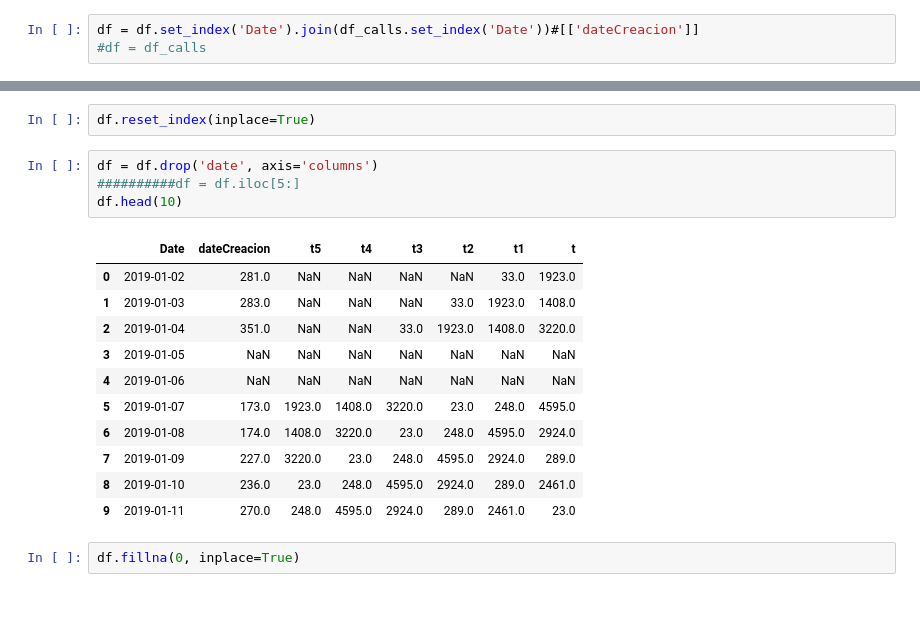
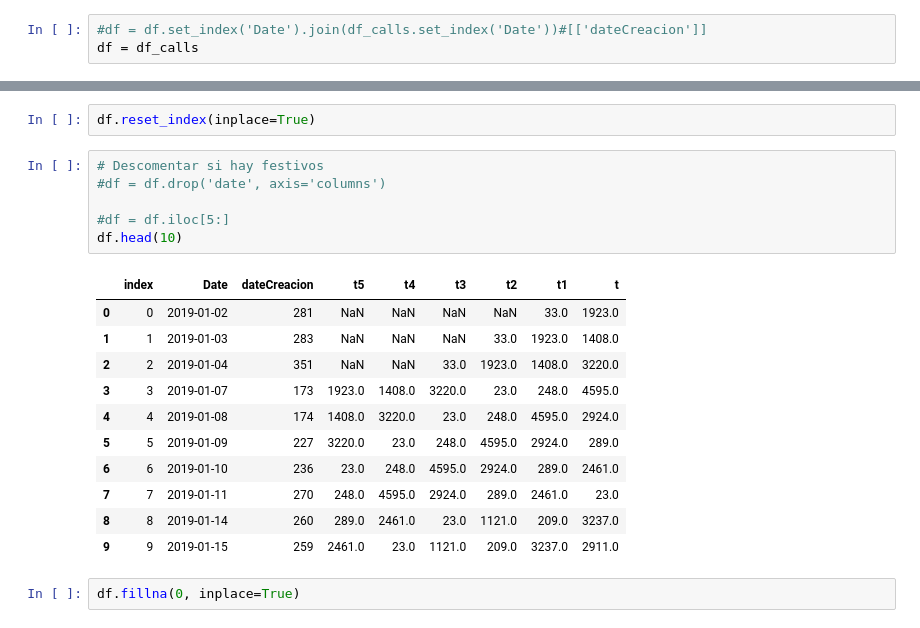
Before and after one commit to toniet/TFG, a Jupyter notebook: CCT_Festivos_Exogenas_SARIMAX.ipynb, the cells around one changed output, grey strips where cells are left out. Cells and saved outputs as stored; diff of their text form.

```diff
--- a/CCT_Festivos_Exogenas_SARIMAX.ipynb
+++ b/CCT_Festivos_Exogenas_SARIMAX.ipynb
@@ -128,28 +128,30 @@ df = pd.DataFrame({'date':pd.date_range(begin_date,end_date)})
 # %%
 df['Date'] = [str(x.date()) for x in df['date']]
 # %%
-df = df.set_index('Date').join(df_calls.set_index('Date'))#[['dateCreacion']]
-#df = df_calls
+#df = df.set_index('Date').join(df_calls.set_index('Date'))#[['dateCreacion']]
+df = df_calls
 # %%
 #df.fillna(0, inplace=True)
 # %%
 df.reset_index(inplace=True)
 # %%
-df = df.drop('date', axis='columns')
-##########df = df.iloc[5:]
+# Descomentar si hay festivos
+#df = df.drop('date', axis='columns')
+
+#df = df.iloc[5:]
 df.head(10)
 # %% [output]
-|  | Date | dateCreacion | t5 | t4 | t3 | t2 | t1 | t |
-| 0 | 2019-01-02 | 281.0 | NaN | NaN | NaN | NaN | 33.0 | 1923.0 |
-| 1 | 2019-01-03 | 283.0 | NaN | NaN | NaN | 33.0 | 1923.0 | 1408.0 |
-| 2 | 2019-01-04 | 351.0 | NaN | NaN | 33.0 | 1923.0 | 1408.0 | 3220.0 |
-| 3 | 2019-01-05 | NaN | NaN | NaN | NaN | NaN | NaN | NaN |
-| 4 | 2019-01-06 | NaN | NaN | NaN | NaN | NaN | NaN | NaN |
-| 5 | 2019-01-07 | 173.0 | 1923.0 | 1408.0 | 3220.0 | 23.0 | 248.0 | 4595.0 |
-| 6 | 2019-01-08 | 174.0 | 1408.0 | 3220.0 | 23.0 | 248.0 | 4595.0 | 2924.0 |
-| 7 | 2019-01-09 | 227.0 | 3220.0 | 23.0 | 248.0 | 4595.0 | 2924.0 | 289.0 |
-| 8 | 2019-01-10 | 236.0 | 23.0 | 248.0 | 4595.0 | 2924.0 | 289.0 | 2461.0 |
-| 9 | 2019-01-11 | 270.0 | 248.0 | 4595.0 | 2924.0 | 289.0 | 2461.0 | 23.0 |
+|  | index | Date | dateCreacion | t5 | t4 | t3 | t2 | t1 | t |
+| 0 | 0 | 2019-01-02 | 281 | NaN | NaN | NaN | NaN | 33.0 | 1923.0 |
+| 1 | 1 | 2019-01-03 | 283 | NaN | NaN | NaN | 33.0 | 1923.0 | 1408.0 |
+| 2 | 2 | 2019-01-04 | 351 | NaN | NaN | 33.0 | 1923.0 | 1408.0 | 3220.0 |
+| 3 | 3 | 2019-01-07 | 173 | 1923.0 | 1408.0 | 3220.0 | 23.0 | 248.0 | 4595.0 |
+| 4 | 4 | 2019-01-08 | 174 | 1408.0 | 3220.0 | 23.0 | 248.0 | 4595.0 | 2924.0 |
+| 5 | 5 | 2019-01-09 | 227 | 3220.0 | 23.0 | 248.0 | 4595.0 | 2924.0 | 289.0 |
+| 6 | 6 | 2019-01-10 | 236 | 23.0 | 248.0 | 4595.0 | 2924.0 | 289.0 | 2461.0 |
+| 7 | 7 | 2019-01-11 | 270 | 248.0 | 4595.0 | 2924.0 | 289.0 | 2461.0 | 23.0 |
+| 8 | 8 | 2019-01-14 | 260 | 289.0 | 2461.0 | 23.0 | 1121.0 | 209.0 | 3237.0 |
+| 9 | 9 | 2019-01-15 | 259 | 2461.0 | 23.0 | 1121.0 | 209.0 | 3237.0 | 2911.0 |
 # %%
 df.fillna(0, inplace=True)
 # %%
```
Also changed, not shown: parts of 35 cells of this notebook.
